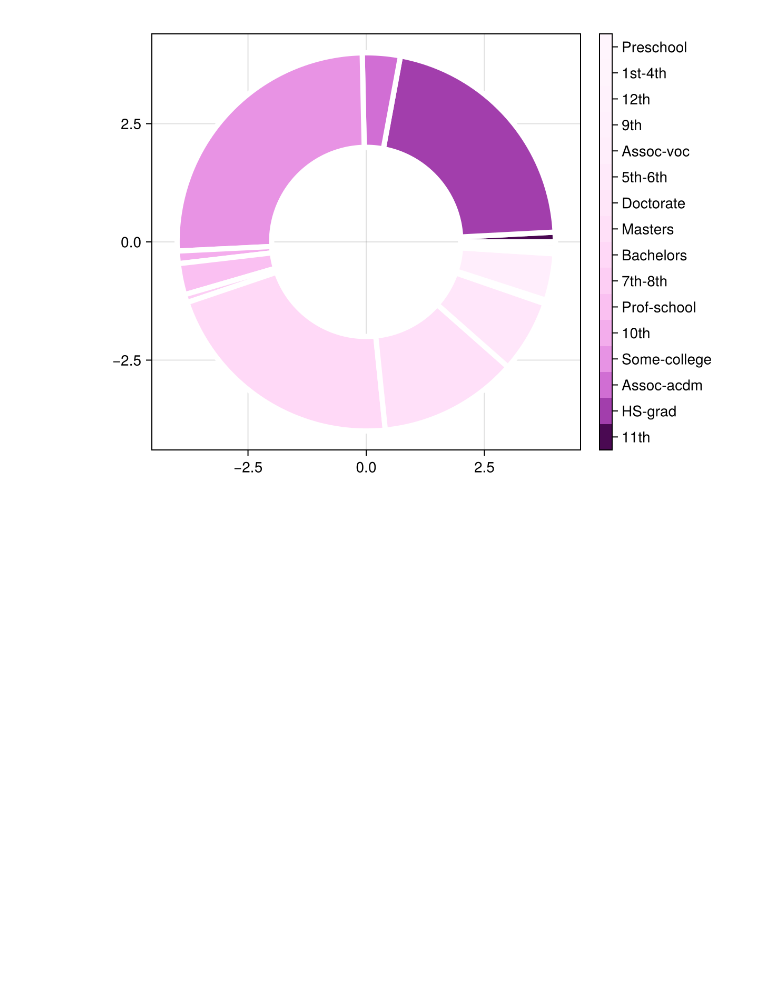
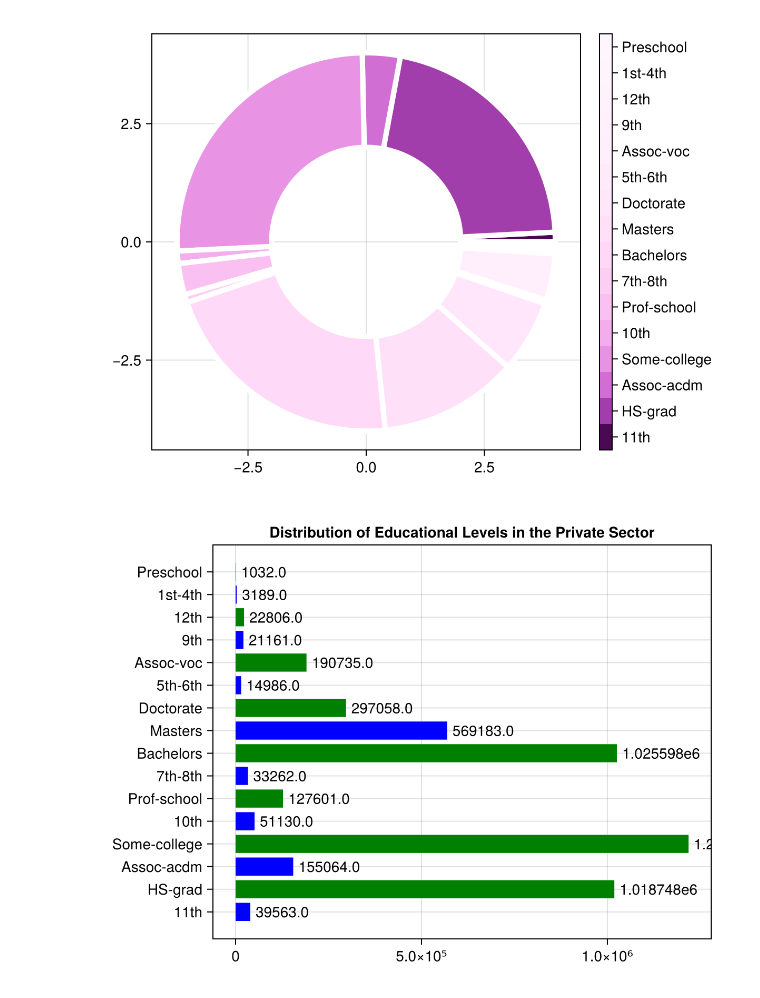
Before and after one commit to toby-farley/Adult, a Jupyter notebook: Adult Julia.ipynb, the cells around one changed output. Saved outputs shown, nothing was run; the diff lists cells and outputs as text; code cells hidden in the pictures; blank space fills up the shorter version.

Commit message:
Expanded code on all fronts. Commented Julia code.

```diff
--- a/Adult Julia.ipynb
+++ b/Adult Julia.ipynb
@@ -22,5 +25,7 @@ gr()
 WARNING: using Spreader.spread! in module Main conflicts with an existing identifier.
 Plots.GRBackend()
 # %%
-WORKERS = 131_100_000
+# This was number was taken from a report titled "Labor Force and Occupation by Peter J Sepielli and Thomas K Palumbo from the graph on pg.39 (1994)
+WORKERS = 123_100_000
+print("Total Workers: $(WORKERS)")
 # %% [output]
@@ -101,5 +97,8 @@ combine(gdf, :Private => sum);
 # %%
+# Slightly differnet syntax using "do" syntax
 gdf = groupby(df,[:education])
-comb = combine(gdf) do sdf
+education_state_gov = combine(gdf) do sdf
     DataFrame(State_gov  = sum(sdf.State_gov))
-end;
+end
+println(" Grouped and summed DataFrame for education and state government enployment")
+print(education_state_gov)
@@ -107,11 +125,12 @@ end;
 cs1 = ColorScheme((reverse(Colors.sequential_palette(300, 100, logscale=true)))[1:5:80])
 colors = [RGBA(cs1[i]) for i in 1:size(cs1)];
 # %%
-data = [comb[i,:State_gov] for i in 1:size(comb,1)]
-category = [comb[i,:education] for i in 1:size(comb,1)]
+# Pie charts are the worst. Hard to label and hard to read but people love em
+data = [education_state_gov[i,:State_gov] for i in 1:size(education_state_gov,1)]
+category = [education_state_gov[i,:education] for i in 1:size(education_state_gov,1)]
 
 nc = length(colors)
-nδ = 1/nc
+n = 1/nc
 
 f, ax, plt = CairoMakie.pie(data,
                  radius = 4,
@@ -130,3 +149,14 @@ f
 # %% [output]
 Proportion of Education Levels of Privatly Employed Individuals
 [figure]
+# %%
+# I got this recspie from https://discourse.julialang.org/t/makie-version-of-a-simple-bar-graph-howto/72420/2
+barplot(1:length(data), data,
+	    direction=:x,
+	    color=isodd.(1:length(data)),
+	    colormap = [:green, :blue],
+	    bar_labels=:y,
+	    axis = (yticks = (1:length(data), category),
+                title = "Distribution of Educational Levels in the Private Sector"))
+# %% [output]
+[figure, added]
```
Also changed, not shown: parts of 17 cells of this notebook, 3 other files.
